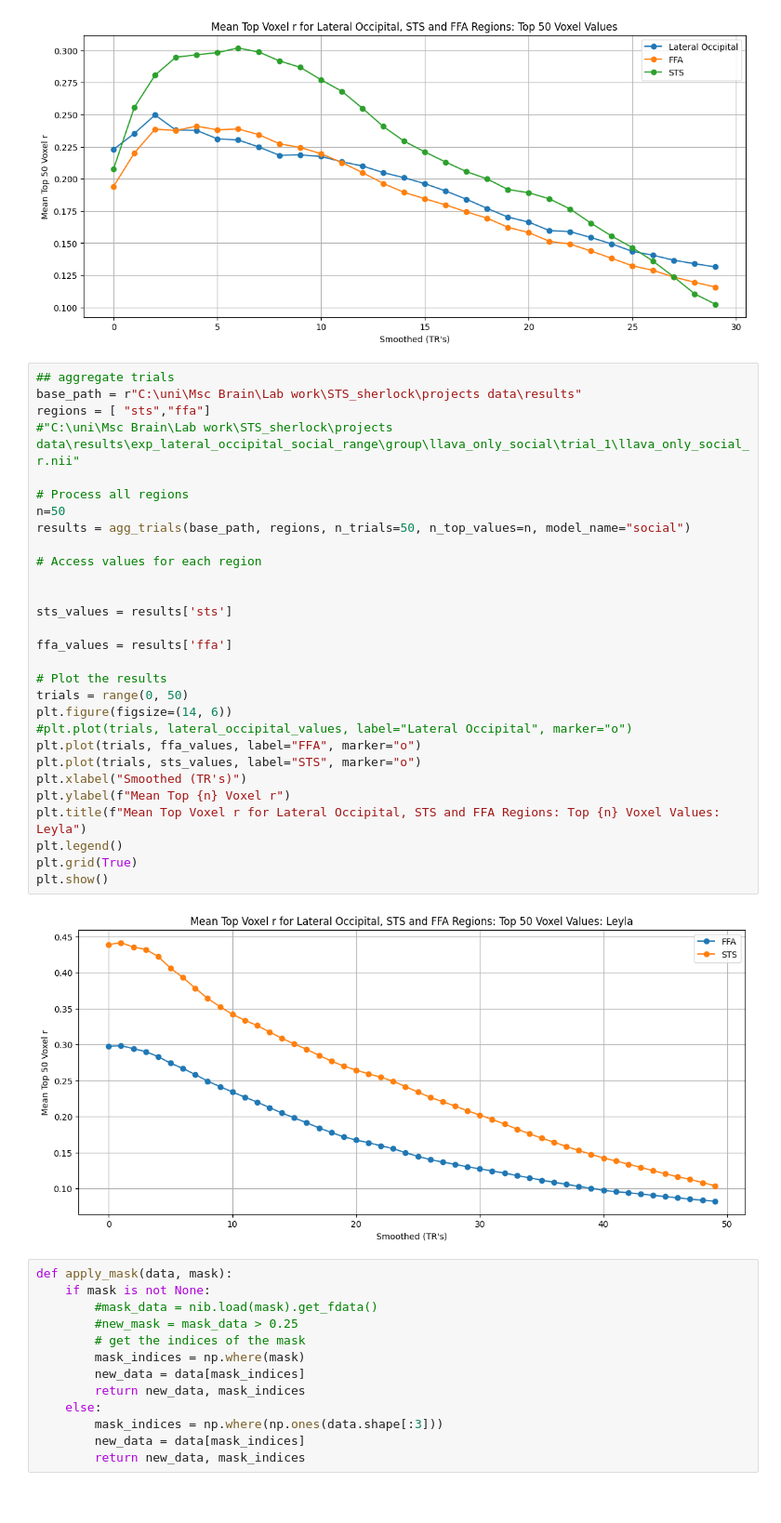
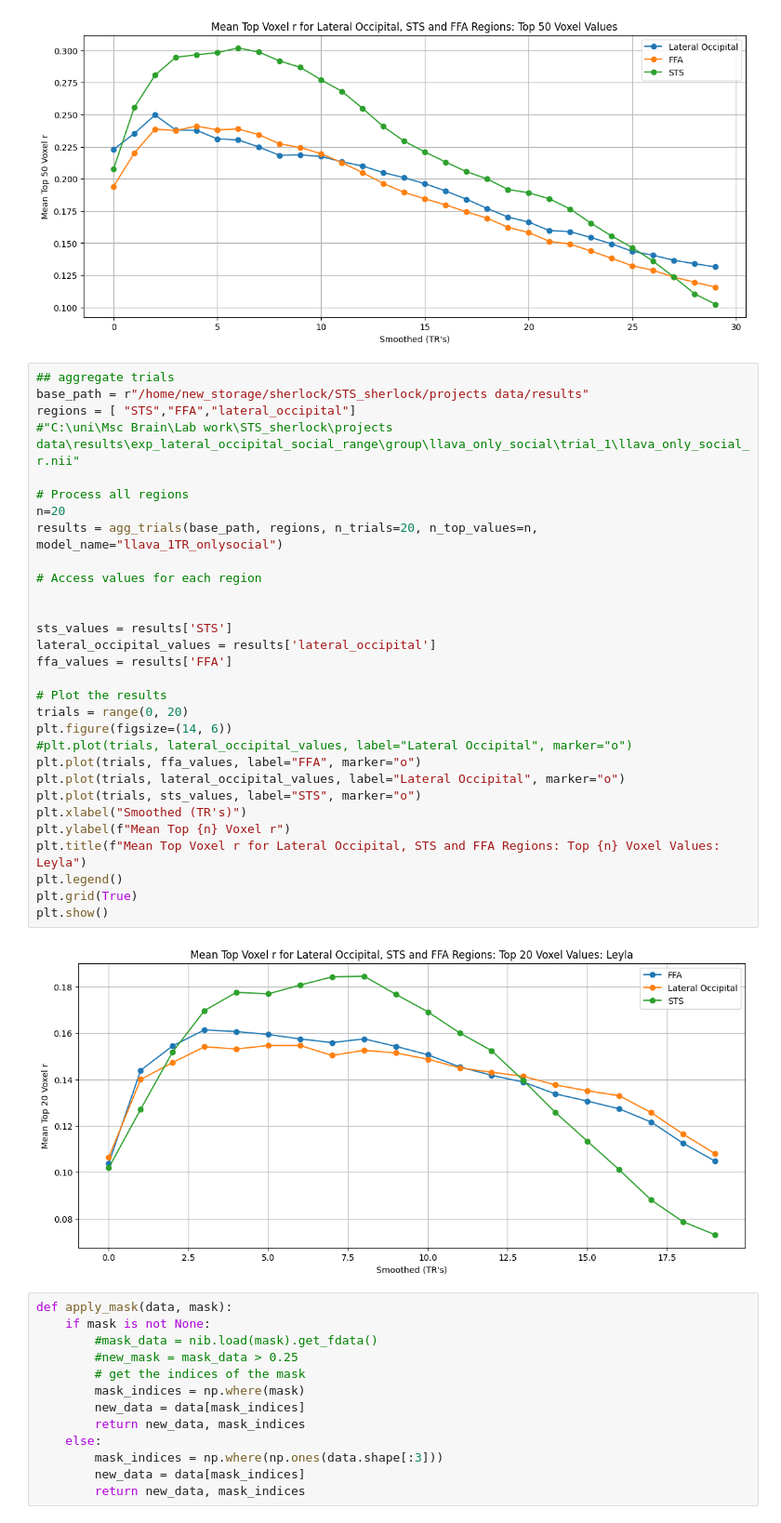
Before and after one commit to itaipeleg1/STS_sherlock, a Jupyter notebook: testing.ipynb, the cells around one changed output. Shown at 93% size. Cells and saved outputs as stored; diff of their text form.

Commit message:
updated ranges

```diff
--- a/testing.ipynb
+++ b/testing.ipynb
@@ -286,35 +309,36 @@ plt.show()
 [figure]
 # %%
 ## aggregate trials
-base_path = r"C:\uni\Msc Brain\Lab work\STS_sherlock\projects data\results"
-regions = [ "sts","ffa"]
+base_path = r"/home/new_storage/sherlock/STS_sherlock/projects data/results"
+regions = [ "STS","FFA","lateral_occipital"]
 #"C:\uni\Msc Brain\Lab work\STS_sherlock\projects data\results\exp_lateral_occipital_social_range\group\llava_only_social\trial_1\llava_only_social_r.nii"
 
 # Process all regions
-n=50
-results = agg_trials(base_path, regions, n_trials=50, n_top_values=n, model_name="social")
+n=20
+results = agg_trials(base_path, regions, n_trials=20, n_top_values=n, model_name="llava_1TR_onlysocial")
 
 # Access values for each region
 
 
-sts_values = results['sts']
-
-ffa_values = results['ffa']
+sts_values = results['STS']
+lateral_occipital_values = results['lateral_occipital']
+ffa_values = results['FFA']
 
 # Plot the results
-trials = range(0, 50)
+trials = range(0, 20)
 plt.figure(figsize=(14, 6))
 #plt.plot(trials, lateral_occipital_values, label="Lateral Occipital", marker="o")
 plt.plot(trials, ffa_values, label="FFA", marker="o")
+plt.plot(trials, lateral_occipital_values, label="Lateral Occipital", marker="o")
 plt.plot(trials, sts_values, label="STS", marker="o")
 plt.xlabel("Smoothed (TR's)")
 plt.ylabel(f"Mean Top {n} Voxel r")
 plt.title(f"Mean Top Voxel r for Lateral Occipital, STS and FFA Regions: Top {n} Voxel Values: Leyla")
 plt.legend()
 plt.grid(True)
 plt.show()
 # %% [output]
-[figure, old version]
+[figure, new version]
 # %%
 def apply_mask(data, mask):
     if mask is not None:
```
Also changed, not shown: parts of 6 cells of this notebook, 5 other files.
